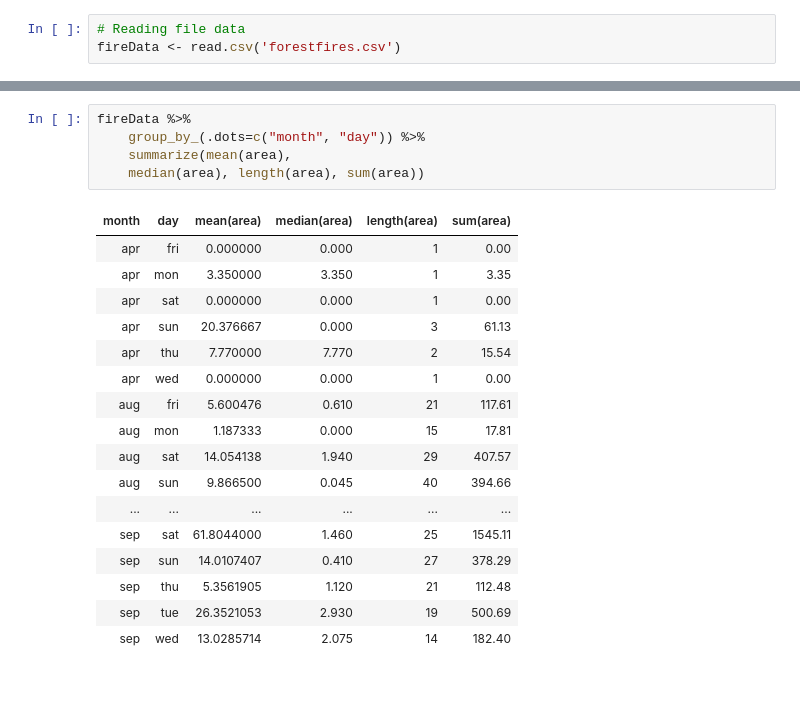
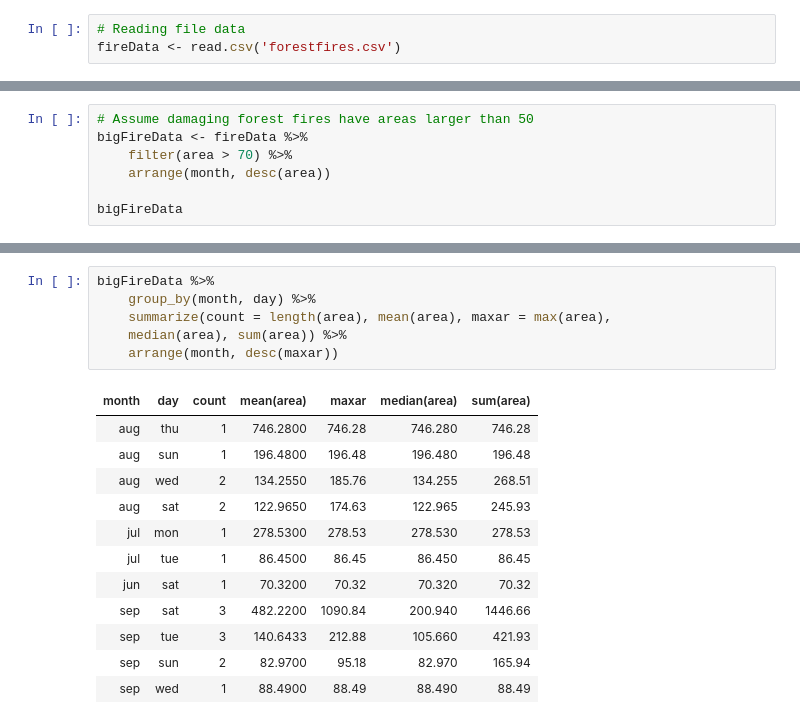
Before and after one commit to hyunchul78/w203_lab1, a Jupyter notebook: Forest Fire EDA_Rishi.ipynb, the cells around one changed output, grey strips where cells are left out. Cells and saved outputs as stored; diff of their text form; blank space fills up the shorter version.

```diff
--- a/Forest Fire EDA_Rishi.ipynb
+++ b/Forest Fire EDA_Rishi.ipynb
@@ -103,0 +125,7 @@ The following objects are masked from 'package:base':
+# %%
+# Assume damaging forest fires have areas larger than 50
+bigFireData <- fireData %>%
+    filter(area > 70) %>%
+    arrange(month, desc(area))
+
+bigFireData
@@ -104,23 +168,19 @@ The following objects are masked from 'package:base':
 # %%
-fireData %>%
-    group_by_(.dots=c("month", "day")) %>%
-    summarize(mean(area),
-    median(area), length(area), sum(area))
+bigFireData %>%
+    group_by(month, day) %>%
+    summarize(count = length(area), mean(area), maxar = max(area),
+    median(area), sum(area)) %>%
+    arrange(month, desc(maxar))
 # %% [output]
-| month | day | mean(area) | median(area) | length(area) | sum(area) |
-| apr | fri | 0.000000 | 0.000 | 1 | 0.00 |
-| apr | mon | 3.350000 | 3.350 | 1 | 3.35 |
-| apr | sat | 0.000000 | 0.000 | 1 | 0.00 |
-| apr | sun | 20.376667 | 0.000 | 3 | 61.13 |
-| apr | thu | 7.770000 | 7.770 | 2 | 15.54 |
-| apr | wed | 0.000000 | 0.000 | 1 | 0.00 |
-| aug | fri | 5.600476 | 0.610 | 21 | 117.61 |
-| aug | mon | 1.187333 | 0.000 | 15 | 17.81 |
-| aug | sat | 14.054138 | 1.940 | 29 | 407.57 |
-| aug | sun | 9.866500 | 0.045 | 40 | 394.66 |
-| ... | ... | ... | ... | ... | ... |
-| sep | sat | 61.8044000 | 1.460 | 25 | 1545.11 |
-| sep | sun | 14.0107407 | 0.410 | 27 | 378.29 |
-| sep | thu | 5.3561905 | 1.120 | 21 | 112.48 |
-| sep | tue | 26.3521053 | 2.930 | 19 | 500.69 |
-| sep | wed | 13.0285714 | 2.075 | 14 | 182.40 |
+| month | day | count | mean(area) | maxar | median(area) | sum(area) |
+| aug | thu | 1 | 746.2800 | 746.28 | 746.280 | 746.28 |
+| aug | sun | 1 | 196.4800 | 196.48 | 196.480 | 196.48 |
+| aug | wed | 2 | 134.2550 | 185.76 | 134.255 | 268.51 |
+| aug | sat | 2 | 122.9650 | 174.63 | 122.965 | 245.93 |
+| jul | mon | 1 | 278.5300 | 278.53 | 278.530 | 278.53 |
+| jul | tue | 1 | 86.4500 | 86.45 | 86.450 | 86.45 |
+| jun | sat | 1 | 70.3200 | 70.32 | 70.320 | 70.32 |
+| sep | sat | 3 | 482.2200 | 1090.84 | 200.940 | 1446.66 |
+| sep | tue | 3 | 140.6433 | 212.88 | 105.660 | 421.93 |
+| sep | sun | 2 | 82.9700 | 95.18 | 82.970 | 165.94 |
+| sep | wed | 1 | 88.4900 | 88.49 | 88.490 | 88.49 |
```
Also changed, not shown: parts of 26 cells of this notebook.
